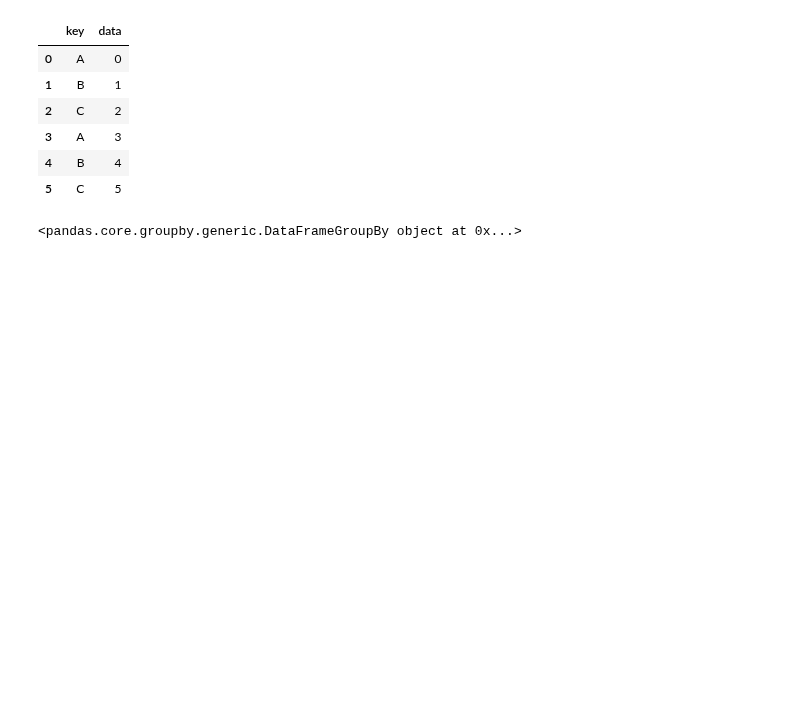
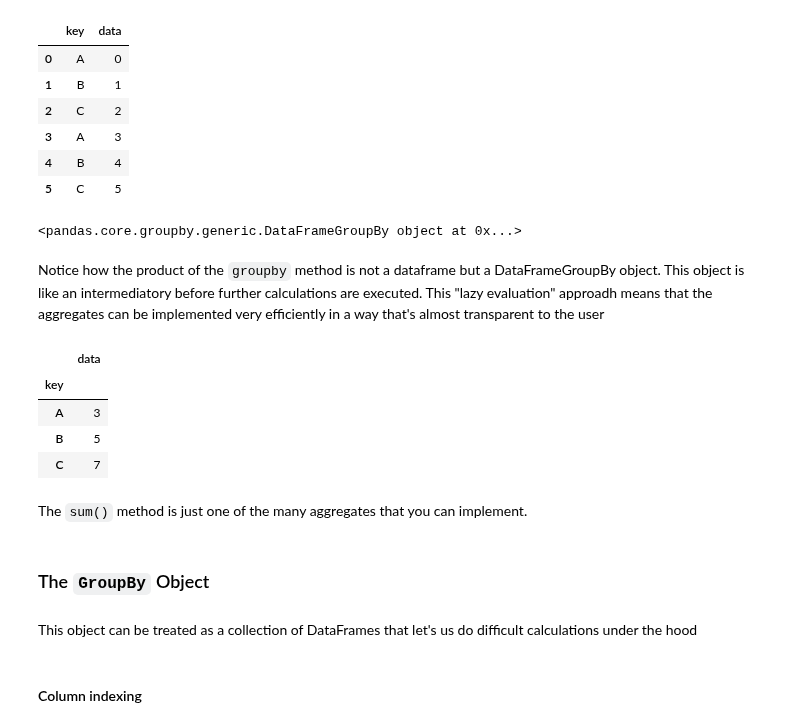
Before and after one commit to denis-james/Self-Learning, a Jupyter notebook: Pandas/8. Aggregation and Grouping.ipynb, the cells around one changed output. Saved outputs shown, nothing was run; the diff lists cells and outputs as text; code cells hidden in the pictures; blank space fills up the shorter version.

```diff
--- a/Pandas/8. Aggregation and Grouping.ipynb
+++ b/Pandas/8. Aggregation and Grouping.ipynb
@@ -129,3 +117,21 @@ df
 df.groupby('key')
 # %% [output]
 <pandas.core.groupby.generic.DataFrameGroupBy object at 0x...>
+# %% [markdown]
+Notice how the product of the `groupby` method is not a dataframe but a DataFrameGroupBy object. This object is like an intermediatory before further calculations are executed. This "lazy evaluation" approadh means that the aggregates can be implemented very efficiently in a way that's almost transparent to the user
+# %%
+df.groupby('key').sum()
+# %% [output]
+|  | data |
+| key |  |
+| A | 3 |
+| B | 5 |
+| C | 7 |
+# %% [markdown]
+The `sum()` method is just one of the many aggregates that you can implement.
+# %% [markdown]
+### The `GroupBy` Object
+# %% [markdown]
+This object can be treated as a collection of DataFrames that let's us do difficult calculations under the hood
+# %% [markdown]
+#### Column indexing
```
Also changed, not shown: parts of 12 cells of this notebook, 2 other files.
